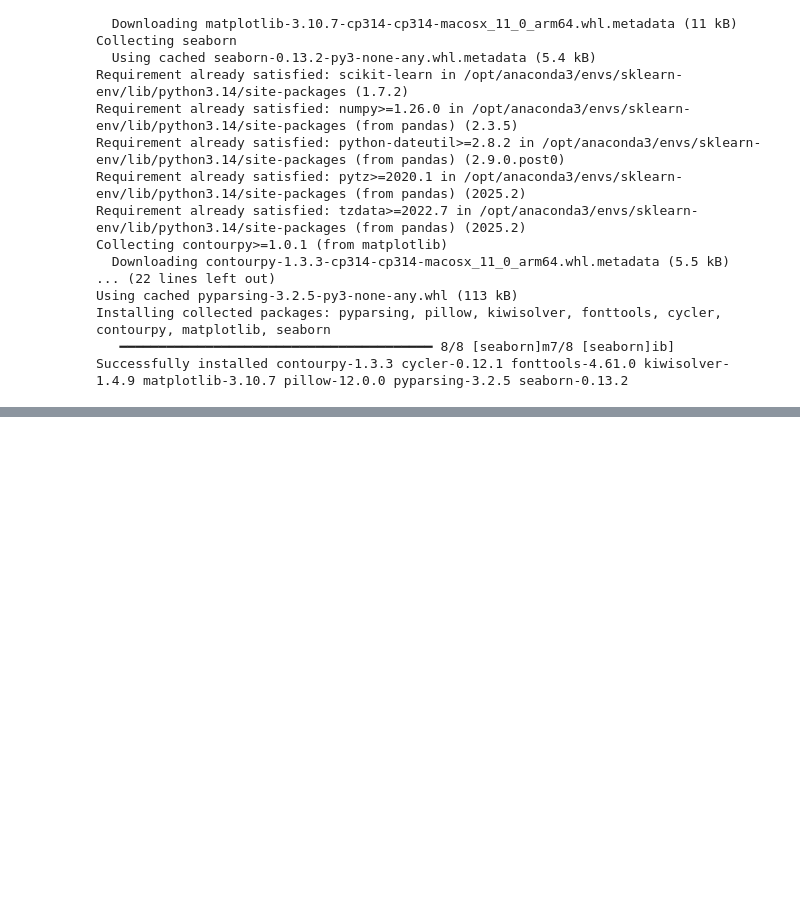
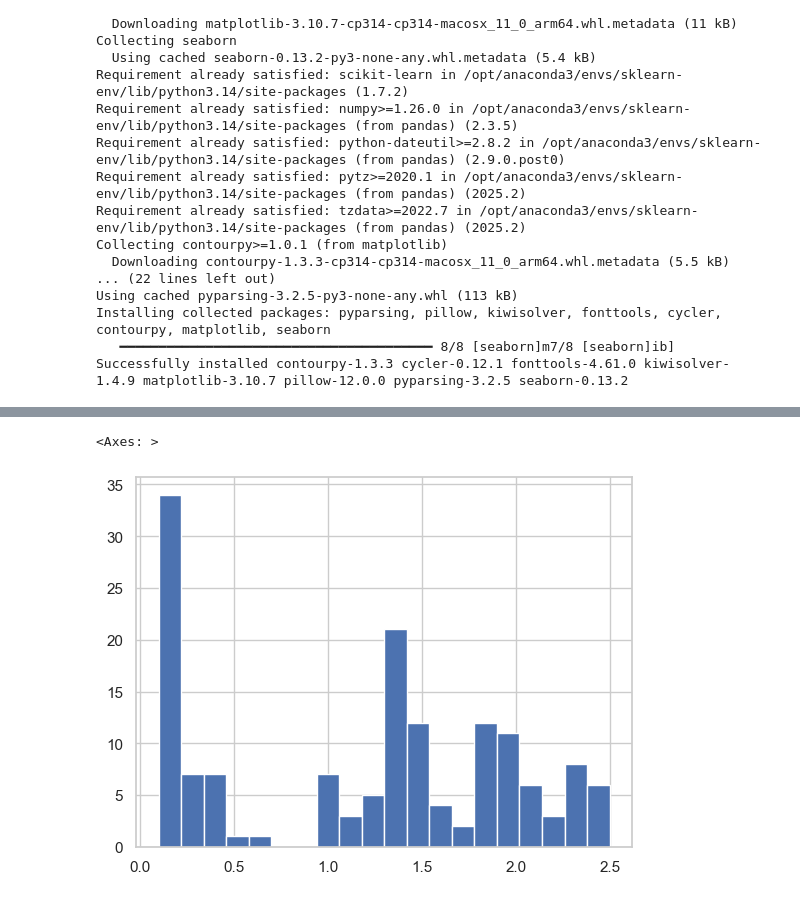
Before and after one commit to mohiuddinwaqar-sudo/scikitlearn, a Jupyter notebook: learn.ipynb, the cells around one changed output, grey strips where cells are left out. Saved outputs shown, nothing was run; the diff lists cells and outputs as text; code cells hidden in the pictures; blank space fills up the shorter version.

```diff
--- a/learn.ipynb
+++ b/learn.ipynb
@@ -54,0 +93,5 @@ sns.set(style="whitegrid")
+# %%
+iris_2["petal width (cm)"].hist(bins=20)
+# %% [output]
+<Axes: >
+[figure, added]
```
Also changed, not shown: parts of 12 cells of this notebook.
